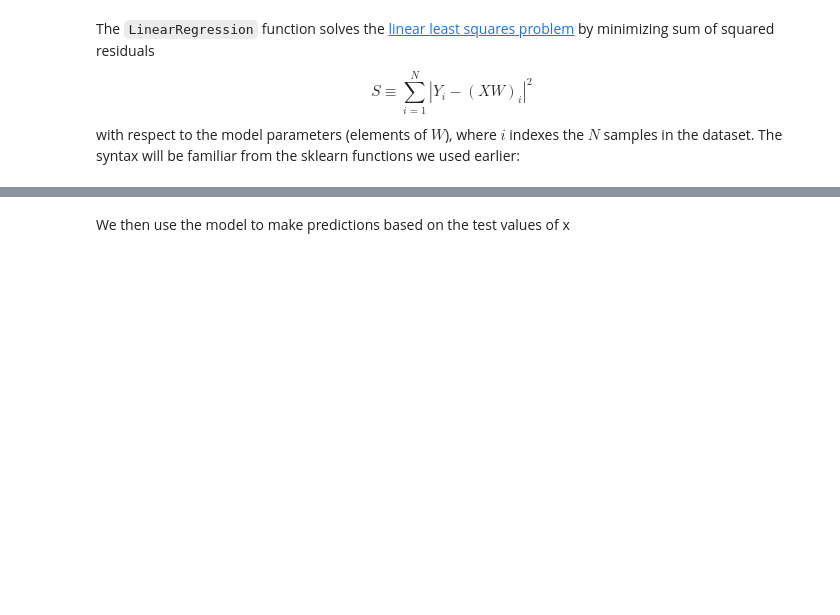
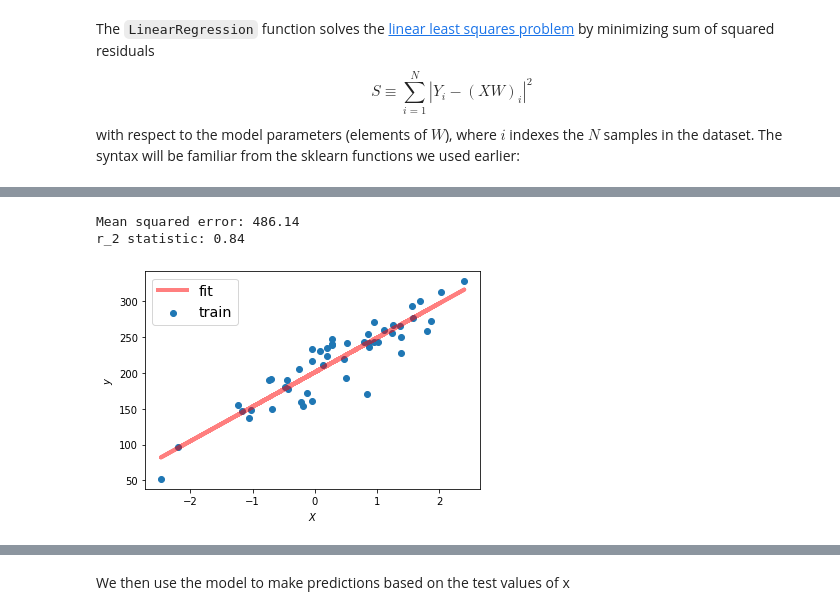
Before and after one commit to bkalita23/MLinSummer20, a Jupyter notebook: SupervisedLearning2.ipynb, the cells around one changed output, grey strips where cells are left out. Saved outputs shown, nothing was run; the diff lists cells and outputs as text; code cells hidden in the pictures; blank space fills up the shorter version.

```diff
--- a/SupervisedLearning2.ipynb
+++ b/SupervisedLearning2.ipynb
@@ -61,7 +52,7 @@ S \equiv \sum_{i=1}^N \left| Y_i - (X W)_i \right|^2
 $$
 with respect to the model parameters (elements of $W$), where $i$ indexes the $N$ samples in the dataset. The syntax will be familiar from the sklearn functions we used earlier:
 # %%
-fit = linear_model.LinearRegression(fit_intercept=True).fit(X_train, y_train)
+fit = linear_model.LinearRegression(fit_intercept=True).fit(X, y)
 # %% [markdown]
 `LinearRegression` will automatically calculate and subtract any non-zero mean of $y$ when `fit_intercept` is `True`.
 
@@ -78,0 +70,18 @@ Intercept:
+# %%
+y_predicted = fit.predict(X)
+from sklearn.metrics import mean_squared_error, r2_score
+print("Mean squared error: %.2f"
+      % mean_squared_error(y, y_predicted))
+print('r_2 statistic: %.2f' % r2_score(y, y_predicted))
+# %% [output]
+Mean squared error: 486.14
+r_2 statistic: 0.84
+# %%
+plt.scatter(X, y, label='train')
+plt.plot(X, X.dot(W) + y0, 'r-', lw=4, alpha=0.5, label='fit')
+plt.legend(fontsize='x-large')
+plt.xlabel('$X$')
+plt.ylabel('$y$')
+plt.show()
+# %% [output]
+[figure, added]
```
Also changed, not shown: parts of 18 cells of this notebook.
